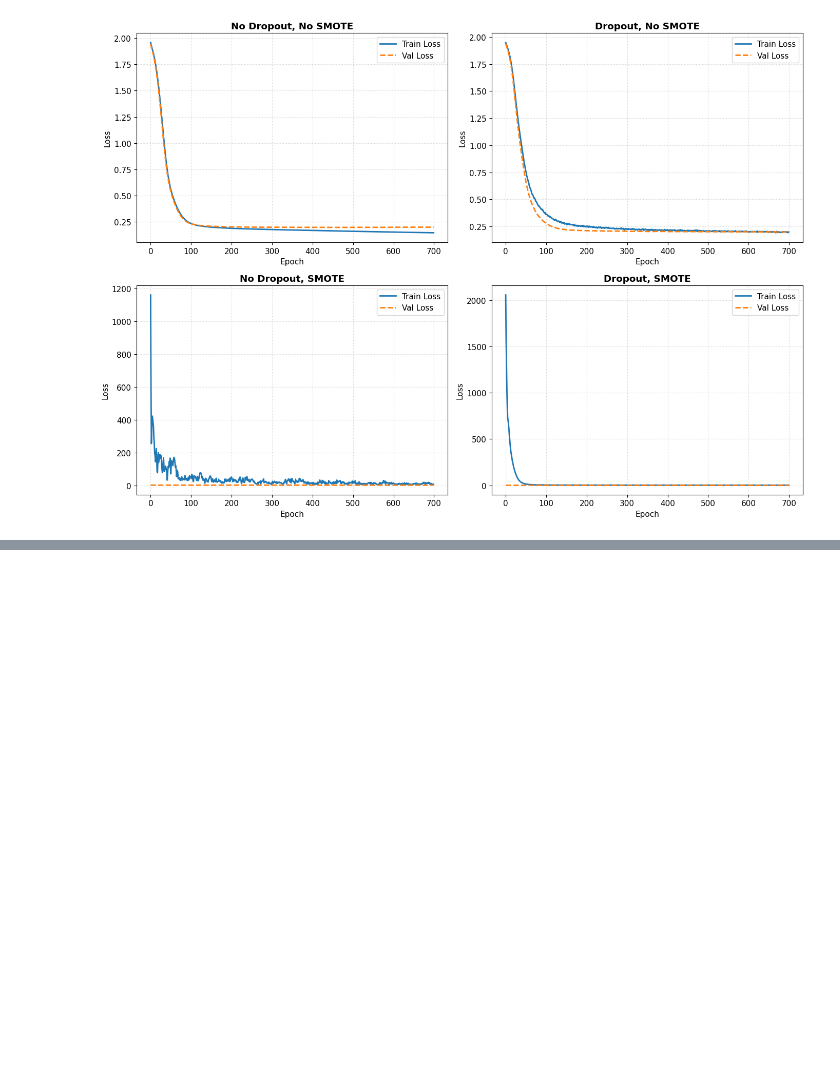
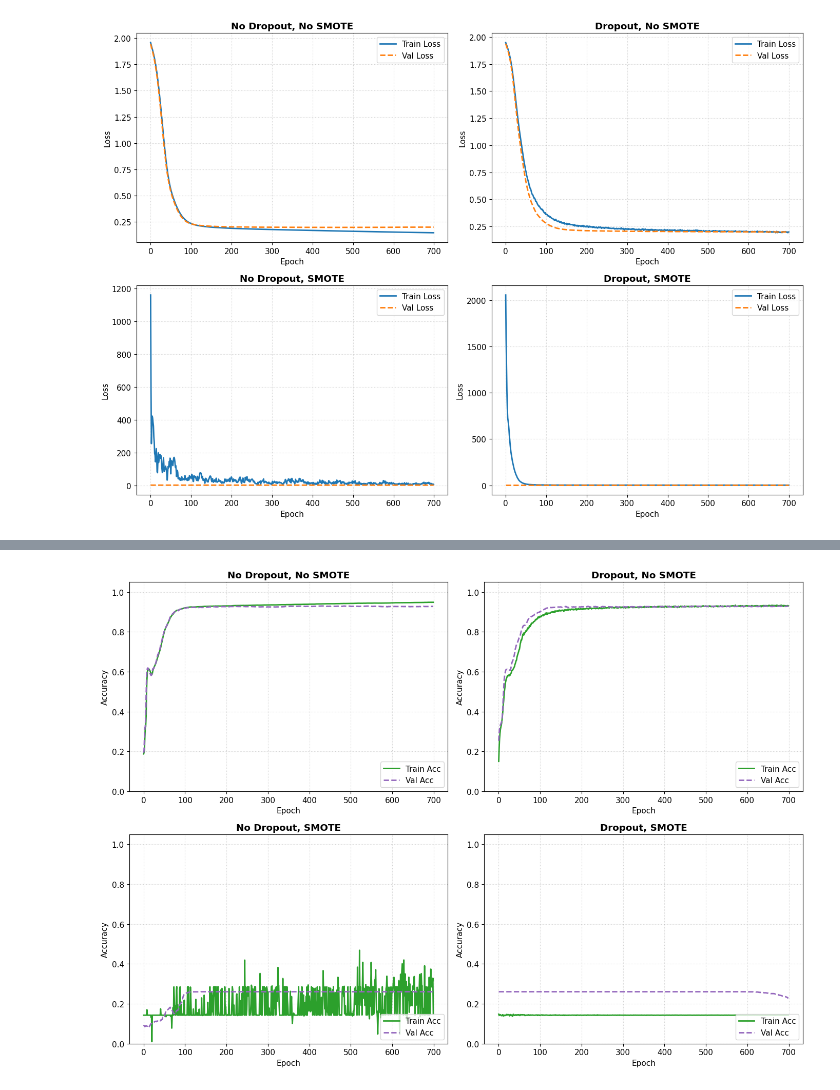
Before and after one commit to thuynguyenhuit/hocsau, a Jupyter notebook: Mô_hình_MLP_Dry_Bean.ipynb, the cells around one changed output, grey strips where cells are left out. Saved outputs shown, nothing was run; the diff lists cells and outputs as text; code cells hidden in the pictures; blank space fills up the shorter version.

```diff
--- a/Mô_hình_MLP_Dry_Bean.ipynb
+++ b/Mô_hình_MLP_Dry_Bean.ipynb
@@ -934,0 +704,84 @@ evaluate_model(
+# %%
+import matplotlib.pyplot as plt
+
+# Khởi tạo kích thước tổng thể cho khung hình (2 hàng x 2 cột)
+plt.figure(figsize=(14, 10))
+plt.rcParams["font.size"] = 11
+
+# Định nghĩa màu sắc cố định để đồ thị nhìn chuyên nghiệp
+train_color = "#2ca02c"  # Màu xanh lá đại diện cho Train Accuracy
+val_color = "#9467bd"  # Màu tím đại diện cho Val Accuracy
+
+# ========================================================
+# Kịch bản 1: No Dropout, No SMOTE (Đoạn 13)
+# ========================================================
+plt.subplot(2, 2, 1)
+plt.plot(train_acc_no, label="Train Acc", color=train_color, linewidth=2)
+plt.plot(
+    val_acc_no, label="Val Acc", color=val_color, linestyle="--", linewidth=2
+)
+plt.title("No Dropout, No SMOTE", fontweight="bold")
+plt.xlabel("Epoch")
+plt.ylabel("Accuracy")
+plt.ylim([0, 1.05])  # Thang đo chuẩn từ 0 đến 100%
+plt.grid(True, linestyle=":", alpha=0.6)
+plt.legend(loc="lower right")
+
+# ========================================================
+# Kịch bản 2: Dropout, No SMOTE (Đoạn 14 cũ)
+# ========================================================
+plt.subplot(2, 2, 2)
+plt.plot(train_acc_drop, label="Train Acc", color=train_color, linewidth=2)
+plt.plot(
+    val_acc_drop, label="Val Acc", color=val_color, linestyle="--", linewidth=2
+)
+plt.title("Dropout, No SMOTE", fontweight="bold")
+plt.xlabel("Epoch")
+plt.ylabel("Accuracy")
+plt.ylim([0, 1.05])
+plt.grid(True, linestyle=":", alpha=0.6)
+plt.legend(loc="lower right")
+
+# ========================================================
+# Kịch bản 3: No Dropout, SMOTE (Đoạn 15)
+# ========================================================
+plt.subplot(2, 2, 3)
+plt.plot(
+    train_acc_no_smote, label="Train Acc", color=train_color, linewidth=2
+)
+plt.plot(
+    val_acc_no_smote,
+    label="Val Acc",
+    color=val_color,
+    linestyle="--",
+    linewidth=2,
+)
+plt.title("No Dropout, SMOTE", fontweight="bold")
+plt.xlabel("Epoch")
+plt.ylabel("Accuracy")
+plt.ylim([0, 1.05])
+plt.grid(True, linestyle=":", alpha=0.6)
+plt.legend(loc="lower right")
+
+# ========================================================
+# Kịch bản 4: Dropout, SMOTE (Đoạn 14 mới)
+# ========================================================
+plt.subplot(2, 2, 4)
+plt.plot(train_acc_smote, label="Train Acc", color=train_color, linewidth=2)
+plt.plot(
+    val_acc_smote, label="Val Acc", color=val_color, linestyle="--", linewidth=2
+)
+plt.title("Dropout, SMOTE", fontweight="bold")
+plt.xlabel("Epoch")
+plt.ylabel("Accuracy")
+plt.ylim([0, 1.05])
+plt.grid(True, linestyle=":", alpha=0.6)
+plt.legend(loc="lower right")
+
+# Căn chỉnh tự động khoảng cách giữa các khung hình để chữ không bị đè lên nhau
+plt.tight_layout()
+
+# Hiển thị biểu đồ
+plt.show()
+# %% [output]
+[figure, added]
```
Also changed, not shown: parts of 15 cells of this notebook.
